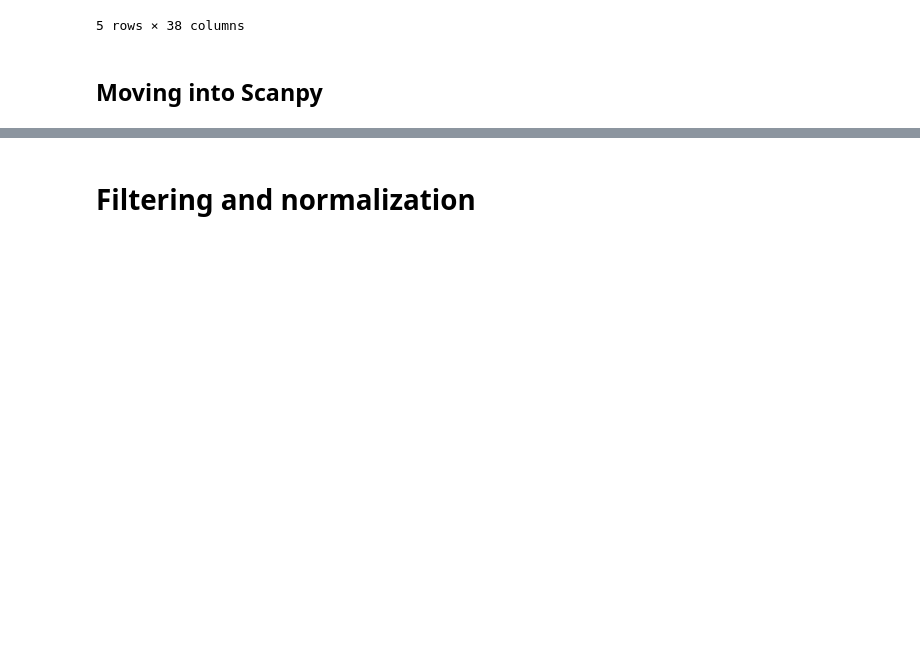
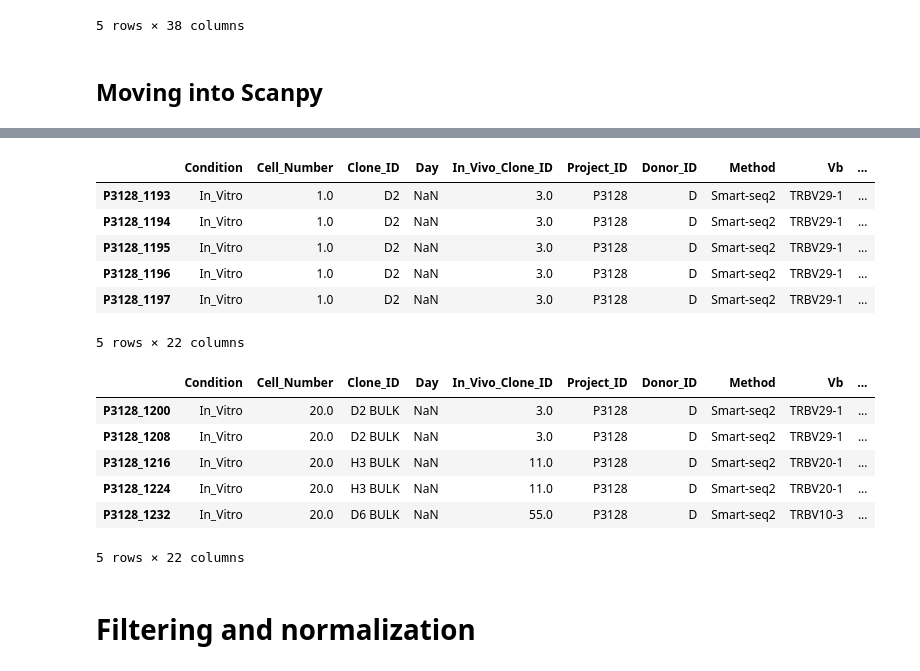
Before and after one commit to MartyWeissman/ClonalOmics, a Jupyter notebook: Data/P3128_Preprocessing_Scanpy.ipynb, the cells around one changed output, grey strips where cells are left out. Drawn from its saved outputs; the diff is of its cells as text; code cells hidden in the pictures; blank space fills up the shorter version.

```diff
--- a/Data/P3128_Preprocessing_Scanpy.ipynb
+++ b/Data/P3128_Preprocessing_Scanpy.ipynb
@@ -214,3 +228,23 @@ datasets = ['sc','bulks']
+# %%
+for ds in datasets:
+    for col in TCR.columns:
+        adata[ds].obs[col] = TCR[col] # Tack on metadata.
+    display(adata[ds].obs.head())
+# %% [output]
+|  | Condition | Cell_Number | Clone_ID | Day | In_Vivo_Clone_ID | Project_ID | Donor_ID | Method | Vb | ... |
+| P3128_1193 | In_Vitro | 1.0 | D2 | NaN | 3.0 | P3128 | D | Smart-seq2 | TRBV29-1 | ... |
+| P3128_1194 | In_Vitro | 1.0 | D2 | NaN | 3.0 | P3128 | D | Smart-seq2 | TRBV29-1 | ... |
+| P3128_1195 | In_Vitro | 1.0 | D2 | NaN | 3.0 | P3128 | D | Smart-seq2 | TRBV29-1 | ... |
+| P3128_1196 | In_Vitro | 1.0 | D2 | NaN | 3.0 | P3128 | D | Smart-seq2 | TRBV29-1 | ... |
+| P3128_1197 | In_Vitro | 1.0 | D2 | NaN | 3.0 | P3128 | D | Smart-seq2 | TRBV29-1 | ... |
+5 rows × 22 columns
+|  | Condition | Cell_Number | Clone_ID | Day | In_Vivo_Clone_ID | Project_ID | Donor_ID | Method | Vb | ... |
+| P3128_1200 | In_Vitro | 20.0 | D2 BULK | NaN | 3.0 | P3128 | D | Smart-seq2 | TRBV29-1 | ... |
+| P3128_1208 | In_Vitro | 20.0 | D2 BULK | NaN | 3.0 | P3128 | D | Smart-seq2 | TRBV29-1 | ... |
+| P3128_1216 | In_Vitro | 20.0 | H3 BULK | NaN | 11.0 | P3128 | D | Smart-seq2 | TRBV20-1 | ... |
+| P3128_1224 | In_Vitro | 20.0 | H3 BULK | NaN | 11.0 | P3128 | D | Smart-seq2 | TRBV20-1 | ... |
+| P3128_1232 | In_Vitro | 20.0 | D6 BULK | NaN | 55.0 | P3128 | D | Smart-seq2 | TRBV10-3 | ... |
+5 rows × 22 columns
 # %% [markdown]
 #  Filtering and normalization
 # %% [markdown]
```
Also changed, not shown: parts of 10 cells of this notebook, 2 other files.
